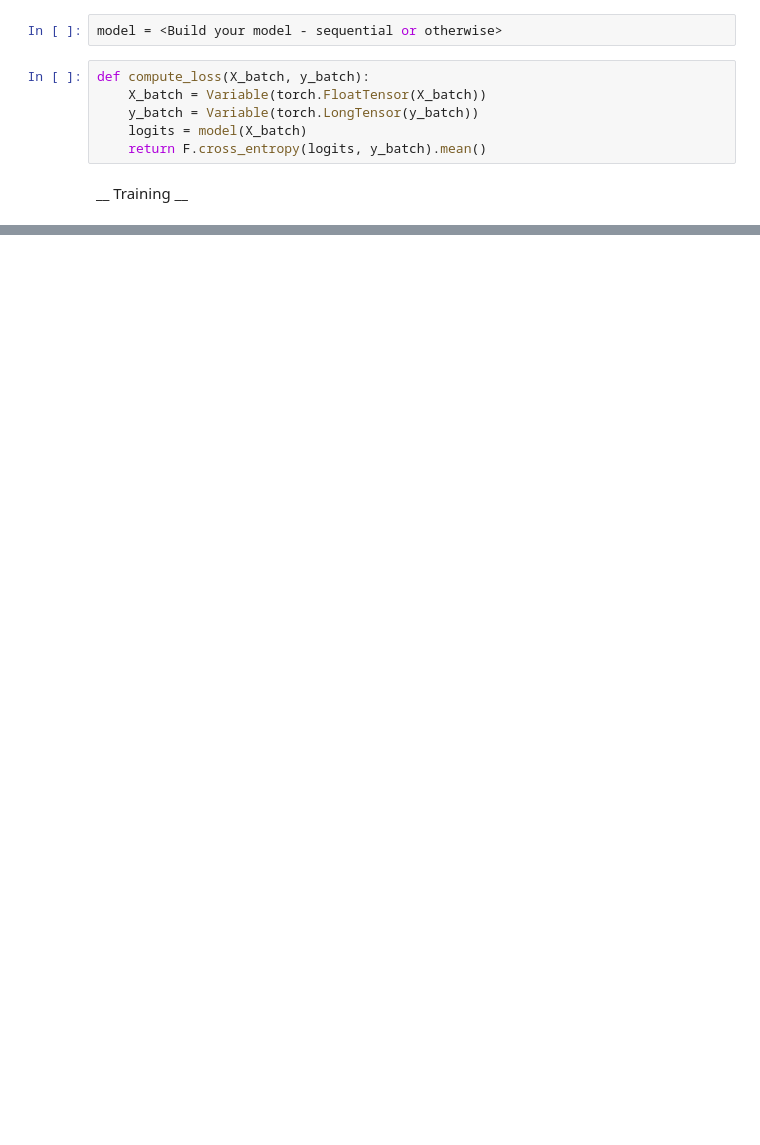
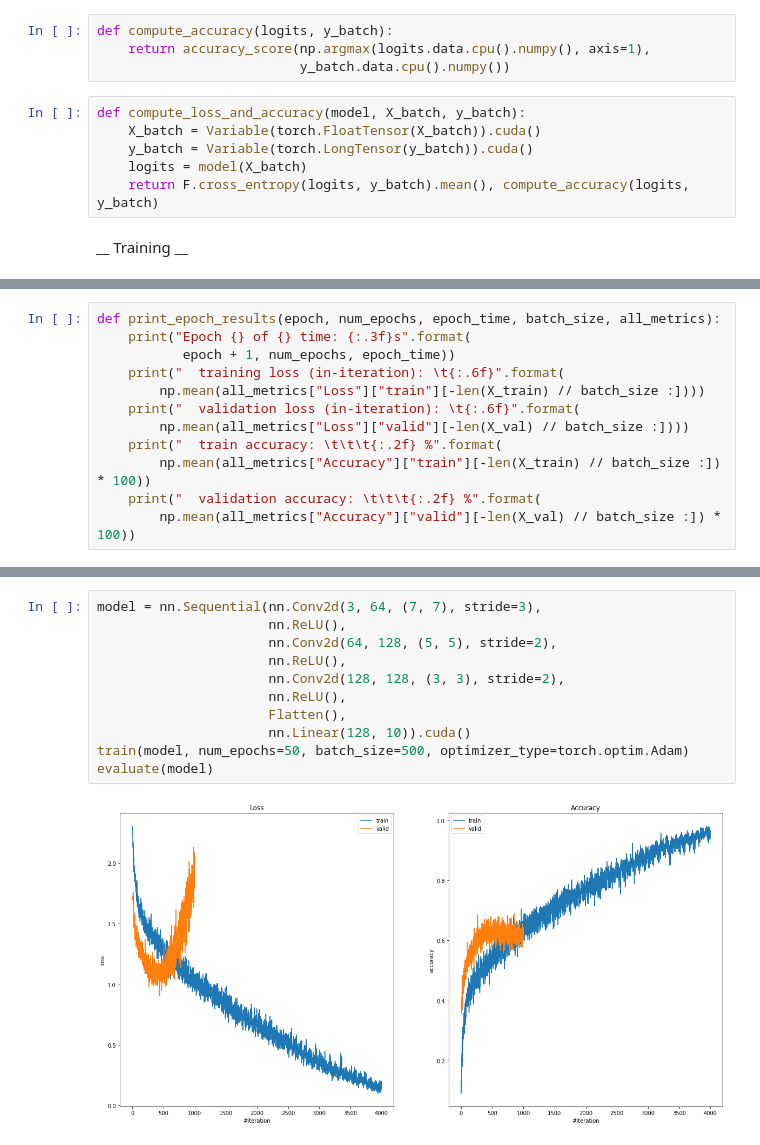
Before and after one commit to penguin138/Practical_DL, a Jupyter notebook: homework02/homework_part2.ipynb, the cells around one changed output, grey strips where cells are left out. Drawn from its saved outputs; the diff is of its cells as text; blank space fills up the shorter version.

```diff
--- a/homework02/homework_part2.ipynb
+++ b/homework02/homework_part2.ipynb
@@ -135,14 +136,16 @@ from torch.autograd import Variable
 class Flatten(nn.Module):
     def forward(self, input):
         return input.view(input.size(0), -1)
-# %%
-model = <Build your model - sequential or otherwise>
+# %%
+def compute_accuracy(logits, y_batch):
+    return accuracy_score(np.argmax(logits.data.cpu().numpy(), axis=1),
+                          y_batch.data.cpu().numpy())
 # %%
-def compute_loss(X_batch, y_batch):
-    X_batch = Variable(torch.FloatTensor(X_batch))
-    y_batch = Variable(torch.LongTensor(y_batch))
+def compute_loss_and_accuracy(model, X_batch, y_batch):
+    X_batch = Variable(torch.FloatTensor(X_batch)).cuda()
+    y_batch = Variable(torch.LongTensor(y_batch)).cuda()
     logits = model(X_batch)
-    return F.cross_entropy(logits, y_batch).mean()
+    return F.cross_entropy(logits, y_batch).mean(), compute_accuracy(logits, y_batch)
 # %% [markdown]
 __ Training __
 # %%
@@ -159,2 +184,14 @@ val_accuracy = []
+# %%
+def print_epoch_results(epoch, num_epochs, epoch_time, batch_size, all_metrics):
+    print("Epoch {} of {} time: {:.3f}s".format(
+           epoch + 1, num_epochs, epoch_time))
+    print("  training loss (in-iteration): \t{:.6f}".format(
+        np.mean(all_metrics["Loss"]["train"][-len(X_train) // batch_size :])))
+    print("  validation loss (in-iteration): \t{:.6f}".format(
+        np.mean(all_metrics["Loss"]["valid"][-len(X_val) // batch_size :])))
+    print("  train accuracy: \t\t\t{:.2f} %".format(
+        np.mean(all_metrics["Accuracy"]["train"][-len(X_train) // batch_size :]) * 100))
+    print("  validation accuracy: \t\t\t{:.2f} %".format(
+        np.mean(all_metrics["Accuracy"]["valid"][-len(X_val) // batch_size :]) * 100))
 # %%
 import time
@@ -218,0 +262,13 @@ else:
+# %%
+model = nn.Sequential(nn.Conv2d(3, 64, (7, 7), stride=3),
+                      nn.ReLU(),
+                      nn.Conv2d(64, 128, (5, 5), stride=2),
+                      nn.ReLU(),
+                      nn.Conv2d(128, 128, (3, 3), stride=2),
+                      nn.ReLU(),
+                      Flatten(),
+                      nn.Linear(128, 10)).cuda()
+train(model, num_epochs=50, batch_size=500, optimizer_type=torch.optim.Adam)
+evaluate(model)
+# %% [output]
+[figure, added]
```
Also changed, not shown: parts of 14 cells of this notebook, 1 other file.
